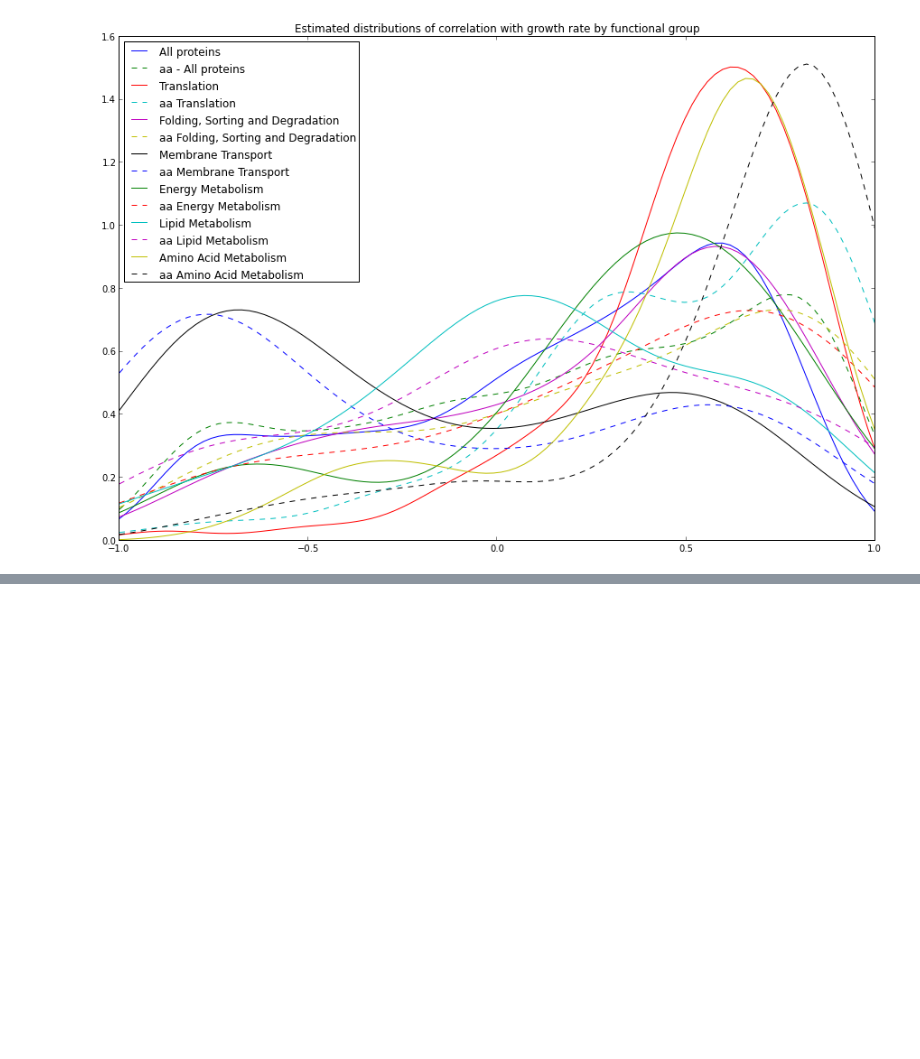
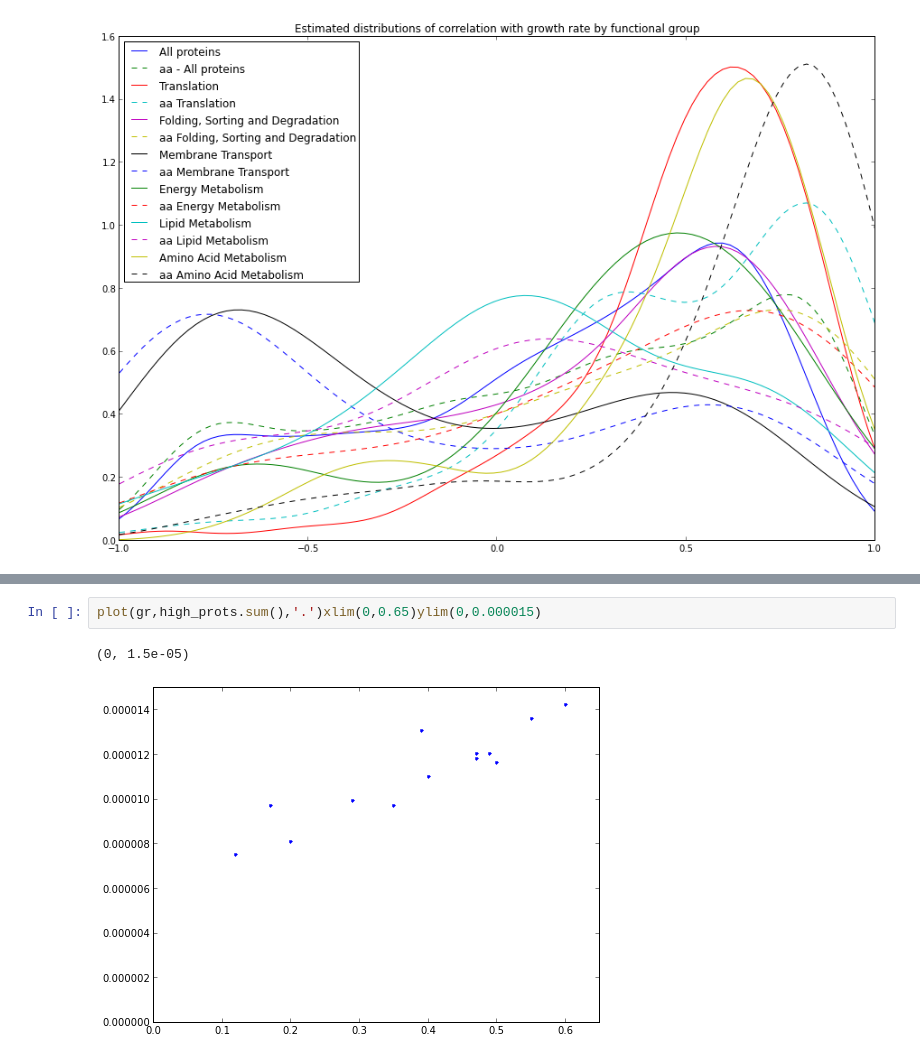
Before and after one commit to uriba/proteome-analysis, a Jupyter notebook: Untitled0.ipynb, the cells around one changed output, grey strips where cells are left out. Cells and saved outputs as stored; diff of their text form; blank space fills up the shorter version.

```diff
--- a/Untitled0.ipynb
+++ b/Untitled0.ipynb
@@ -31,0 +51,5 @@ covs = []catcovs = {}noise = []slopes = []mins = []positive = 0high_correlation_
+# %%
+plot(gr,high_prots.sum(),'.')xlim(0,0.65)ylim(0,0.000015)
+# %% [output]
+(0, 1.5e-05)
+[figure, added]
```
Also changed, not shown: parts of 7 cells of this notebook.
